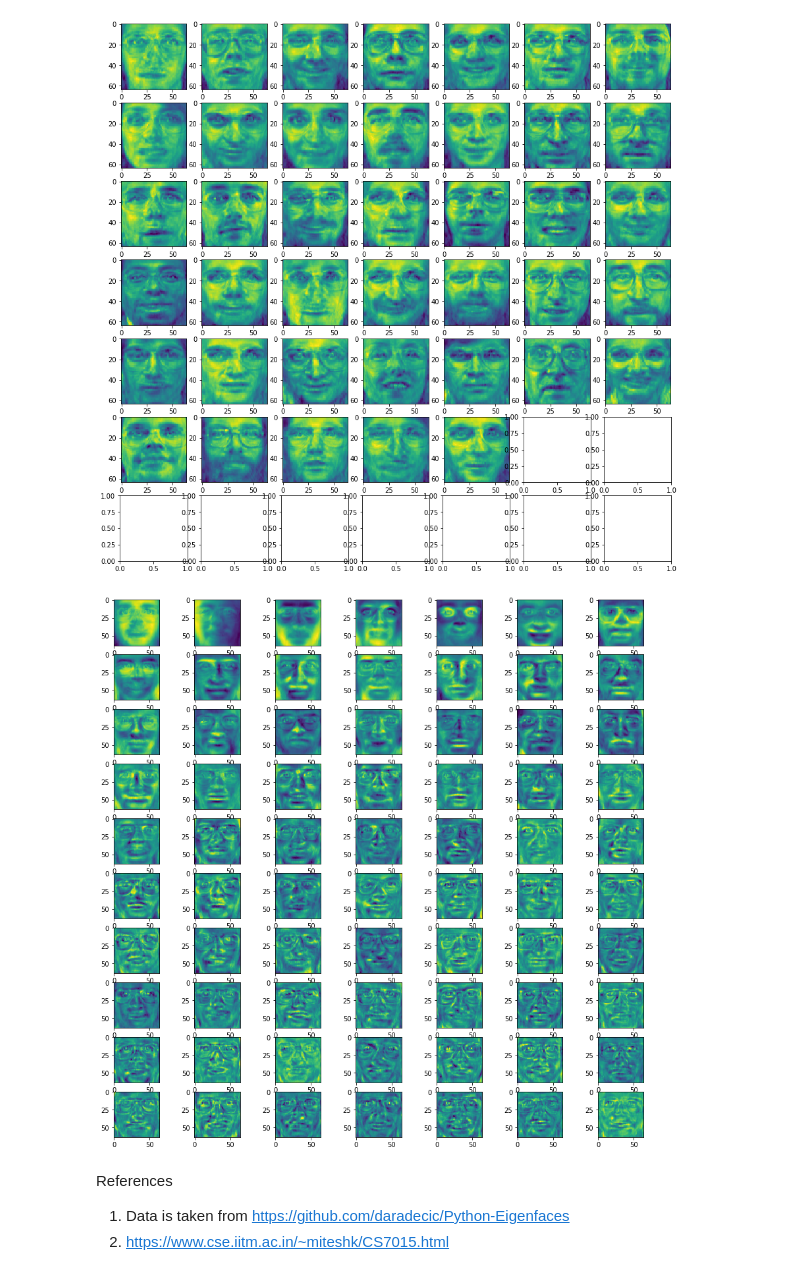
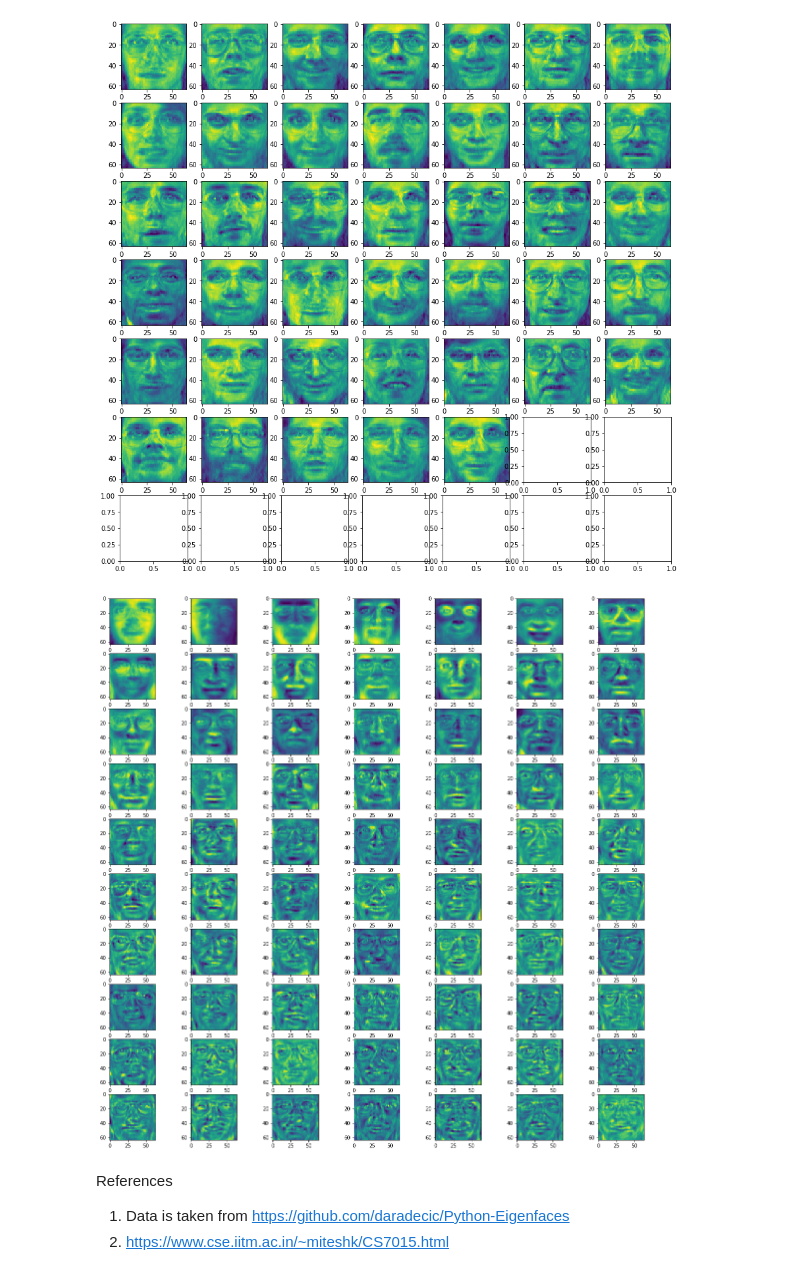
Before and after one commit to santoshkosgi/Programming, a Jupyter notebook: MatrixFactorization/PCA.ipynb, the cells around one changed output. Saved outputs shown, nothing was run; the diff lists cells and outputs as text; code cells hidden in the pictures.

```diff
--- a/MatrixFactorization/PCA.ipynb
+++ b/MatrixFactorization/PCA.ipynb
@@ -122,14 +122,14 @@ plot(data_proj.dot(eig[:, start_index:].T))
 # %%
 # Plotting Eigen Vectors.
 num_of_eigenvectors = eig.shape[1]
 num_of_eigenvectors_to_be_plotted = 70
-f, axarr = plt.subplots(10,7,figsize=(15,15))
+f, axarr = plt.subplots(10,7,figsize=(20,20))
 num_of_persons = int(data.shape[0]/10)
 for i in range(num_of_eigenvectors_to_be_plotted):
     row = int(i/7)
     column = int(i % 7)
     data = eig[:, num_of_eigenvectors - i - 1]
     axarr[row,column].imshow(data.reshape((64,-1)))
 plt.show()
 # %% [output]
-[figure, old version]
+[figure, new version]
```
Also changed, not shown: parts of 1 cell of this notebook, 24 other files.
